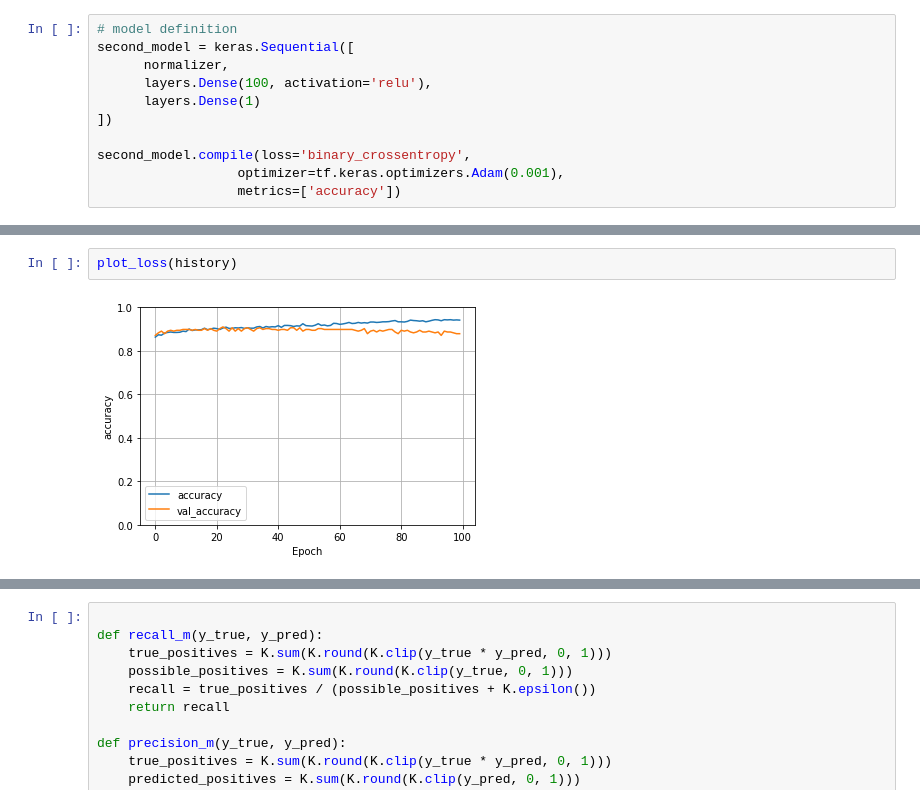
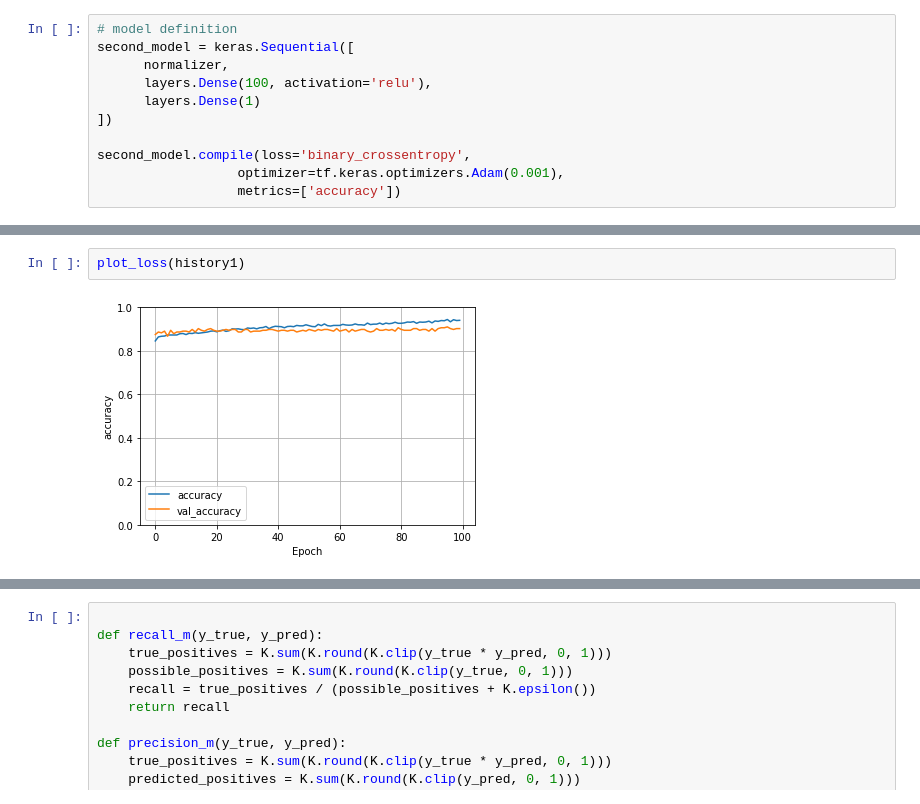
Before and after one commit to katarinagresova/M7DataSP_2020, a Jupyter notebook: assignment_02/NeuralNetwork.ipynb, the cells around one changed output, grey strips where cells are left out. Drawn from its saved outputs; the diff is of its cells as text.

```diff
--- a/assignment_02/NeuralNetwork.ipynb
+++ b/assignment_02/NeuralNetwork.ipynb
@@ -235,7 +238,7 @@ Wall time: 5.12 s
 # %%
-plot_loss(history)
+plot_loss(history1)
 # %% [output]
-[figure, old version]
+[figure, new version]
 # %%
 
 test_evaluation['second_model'] = second_model.evaluate(
```
Also changed, not shown: parts of 23 cells of this notebook.
